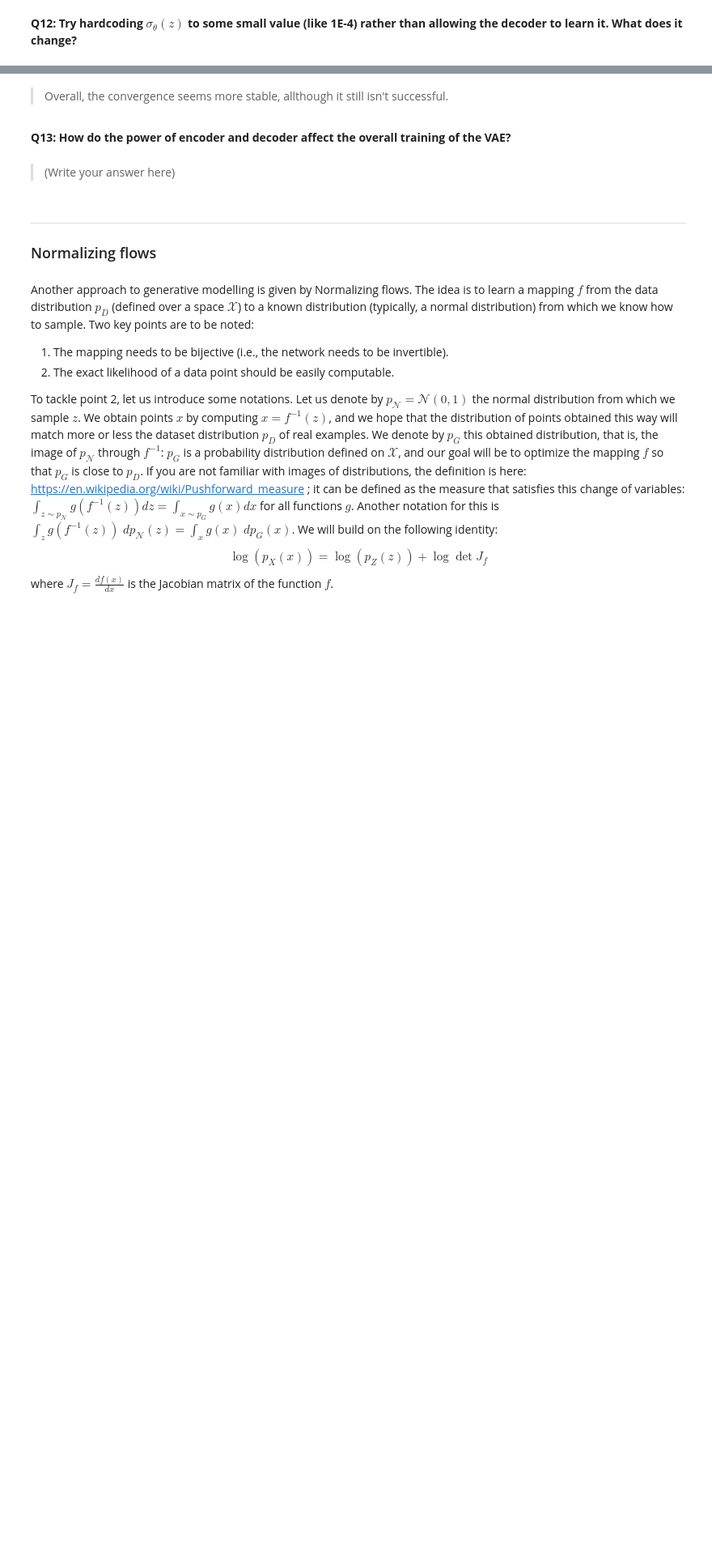
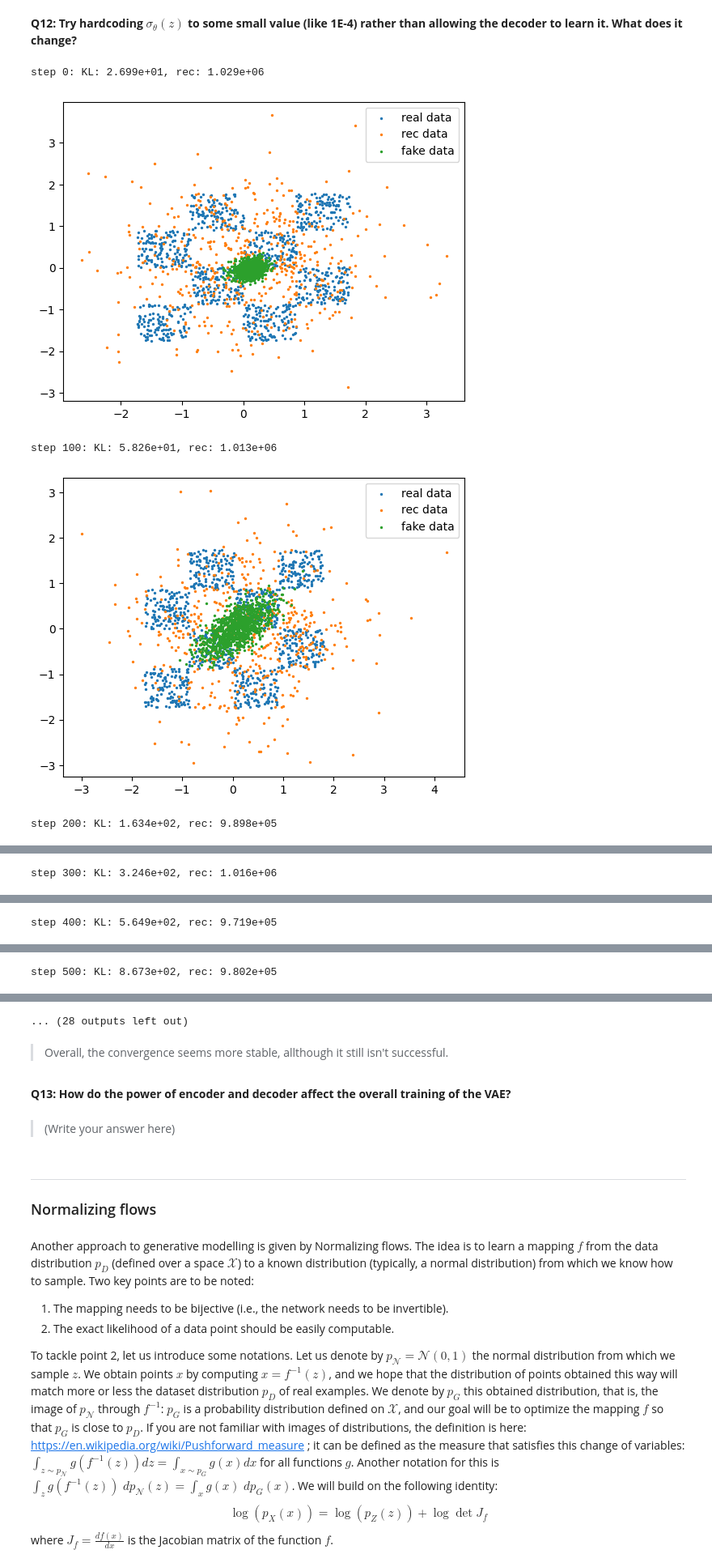
Before and after one commit to paulbonin/DLIP6, a Jupyter notebook: TP6_generative_models.ipynb, the cells around one changed output, grey strips where cells are left out. Shown at 81% size. Saved outputs shown, nothing was run; the diff lists cells and outputs as text; code cells hidden in the pictures; blank space fills up the shorter version.

```diff
--- a/TP6_generative_models.ipynb
+++ b/TP6_generative_models.ipynb
@@ -449,2 +449,53 @@ step 500: KL: 4.156e+02, rec: 4.758e+05
 # %% [markdown]
 **Q12: Try hardcoding $\sigma_\theta(z)$ to some small value (like 1E-4) rather than allowing the decoder to learn it. What does it change?**
+# %%
+# Total number of training iterations for the VAE
+N_ITER = 2000
+# Batch size to use
+BATCHLEN = 256
+
+encoder = Encoder()
+optim_enc = torch.optim.Adam(encoder.parameters(), lr=0.0001, betas=(0.5,0.9))
+decoder = Decoder()
+optim_dec = torch.optim.Adam(decoder.parameters(), lr=0.001, betas=(0.5,0.9))
+
+for i in range(N_ITER):
+    encoder.zero_grad()
+    decoder.zero_grad()
+
+    x = generate_batch(BATCHLEN)
+
+    enc_mu, enc_logvar = encoder(x)
+
+    # SAMPLE z FROM q(z|x) HERE
+    z = enc_mu + torch.exp(0.5 * enc_logvar)[:, None] * torch.randn(LATENT_N)
+
+    # COMPUTE THE KL PART OF THE LOSS HERE
+    loss_kl = - 0.5 * torch.sum(1 + enc_logvar - enc_mu.pow(2) - enc_logvar.exp())
+
+    dec_mu, dec_logvar = decoder(z)
+    dec_logvar = 10**-4 * torch.ones_like(dec_logvar)
+
+    # COMPUTE THE RECONSTRUCTION PART OF THE LOSS HERE
+    loss_rec = 0.5 * torch.sum((x - dec_mu).pow(2) / torch.exp(dec_logvar) + dec_logvar + LATENT_N * np.log(2 * np.pi))
+
+    (loss_kl + loss_rec).backward()
+    optim_enc.step()
+    optim_dec.step()
+    if i%100 == 0:
+        print('step {}: KL: {:.3e}, rec: {:.3e}'.format(i, float(loss_kl), float(loss_rec)))
+        # plot the result
+        real_batch = generate_batch(1024)
+        rec_batch = torch.normal(dec_mu, torch.exp(0.5*dec_logvar)).detach()
+        fake_batch = decoder.generate(1024).detach()
+        plt.scatter(real_batch[:,0], real_batch[:,1], s=2.0, label='real data')
+        plt.scatter(rec_batch[:,0], rec_batch[:,1], s=2.0, label='rec data')
+        plt.scatter(fake_batch[:,0], fake_batch[:,1], s=2.0, label='fake data')
+        plt.legend()
+        plt.show()
+# %% [output]
+step 0: KL: 2.699e+01, rec: 1.029e+06
+[figure, added]
+step 100: KL: 5.826e+01, rec: 1.013e+06
+[figure, added]
+step 200: KL: 1.634e+02, rec: 9.898e+05
@@ -450,0 +503 @@ step 500: KL: 4.156e+02, rec: 4.758e+05
+step 300: KL: 3.246e+02, rec: 1.016e+06
@@ -450,0 +505 @@ step 500: KL: 4.156e+02, rec: 4.758e+05
+step 400: KL: 5.649e+02, rec: 9.719e+05
@@ -450,0 +507 @@ step 500: KL: 4.156e+02, rec: 4.758e+05
+step 500: KL: 8.673e+02, rec: 9.802e+05
@@ -451,3 +509,4 @@ step 500: KL: 4.156e+02, rec: 4.758e+05
+... (28 outputs left out)
 # %% [markdown]
 > Overall, the convergence seems more stable, allthough it still isn't successful.
 # %% [markdown]
```
Also changed, not shown: parts of 4 cells of this notebook.
